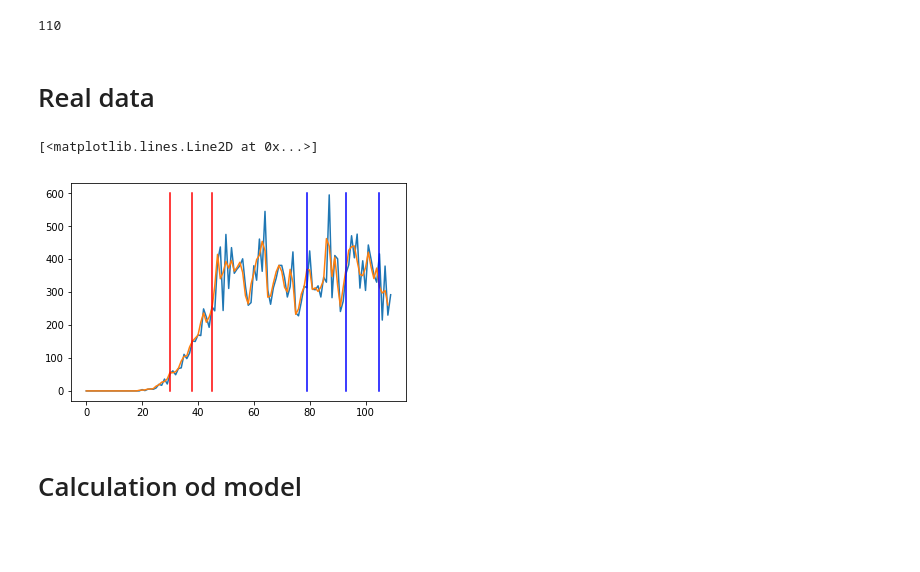
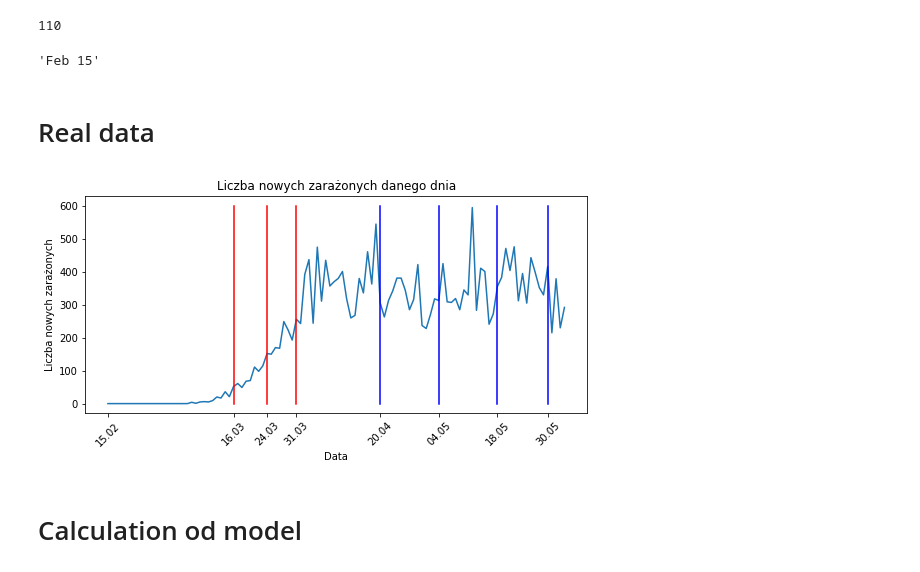
Before and after one commit to MarBry111/SIR_Poland_COVID19, a Jupyter notebook: SIR.ipynb, the cells around one changed output. Saved outputs shown, nothing was run; the diff lists cells and outputs as text; code cells hidden in the pictures; blank space fills up the shorter version.

Commit message:
added first image

```diff
--- a/SIR.ipynb
+++ b/SIR.ipynb
@@ -67,5 +67,9 @@ dates = dates.replace('"','').split(',')
 len(dates)
 # %% [output]
 110
+# %%
+dates[0]
+# %% [output]
+'Feb 15'
 # %% [markdown]
 # Real data
@@ -85,17 +84,26 @@ f1 = dates.index('May 04')
 f2 = dates.index('May 18')
 f3 = dates.index('May 30')
 # %%
+plt.figure(figsize=(9,4))
 plt.plot(datas[4])
-plt.plot(moving_average(datas[4],2))
 plt.plot([r0,r0],[0,600], c='r')
 plt.plot([r1,r1],[0,600], c='r')
 plt.plot([r2,r2],[0,600], c='r')
+plt.plot([f0,f0],[0,600], c='b')
 plt.plot([f1,f1],[0,600], c='b')
 plt.plot([f2,f2],[0,600], c='b')
 plt.plot([f3,f3],[0,600], c='b')
+
+my_xticks = ['15.02','16.03','24.03','31.03','20.04','04.05','18.05','30.05']
+x = [0,r0,r1,r2,f0,f1,f2,f3]
+plt.xticks(x, my_xticks, rotation=45)
+
+plt.title('Liczba nowych zarażonych danego dnia')
+plt.xlabel('Data')
+plt.ylabel('Liczba nowych zarażonych')
+plt.savefig('images/poland.png', bbox_inches='tight')
 # %% [output]
-[<matplotlib.lines.Line2D at 0x...>]
-[figure, old version]
+[figure, new version]
 # %% [markdown]
 # Calculation od model
 # %% [markdown]
```
Also changed, not shown: parts of 1 cell of this notebook, 1 other file.
